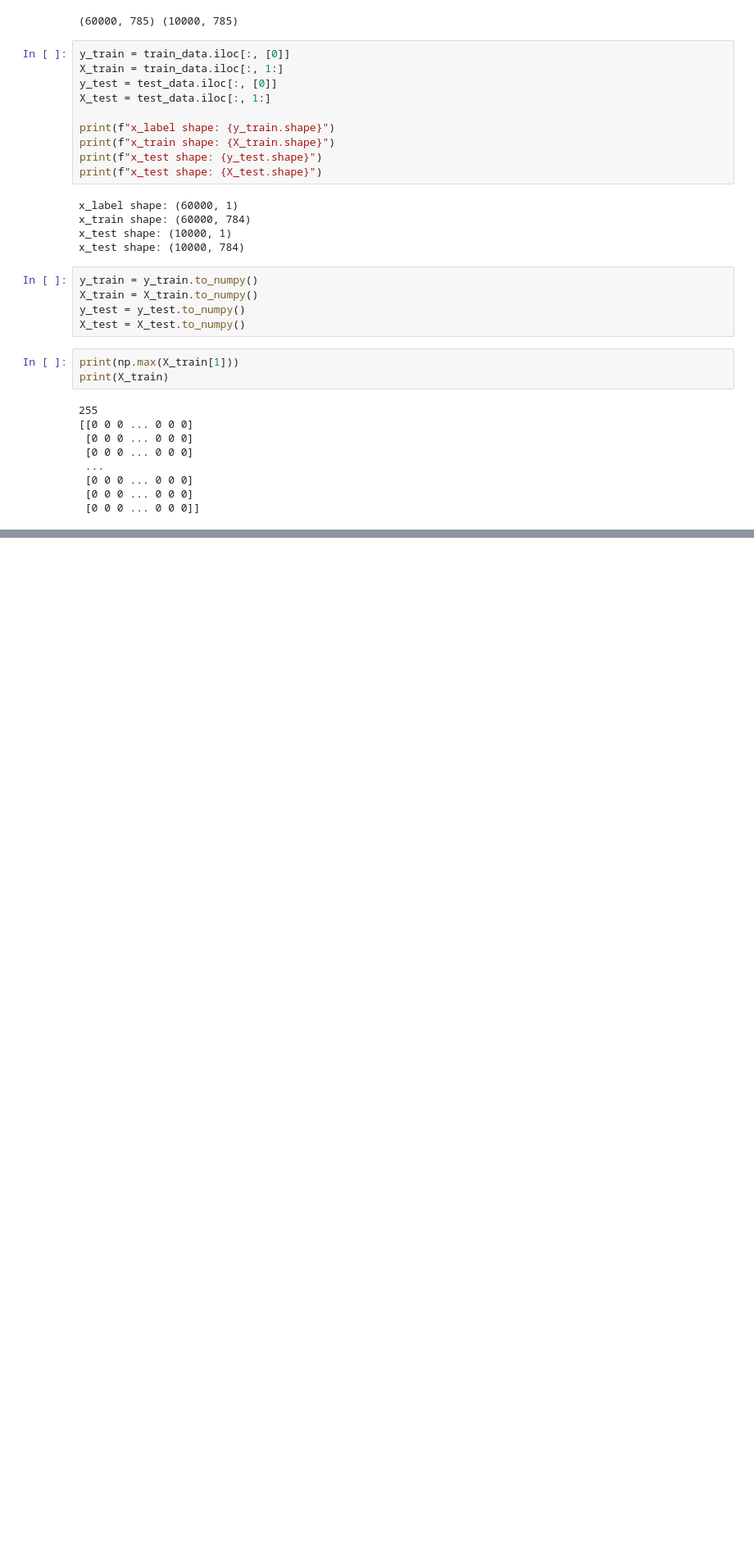
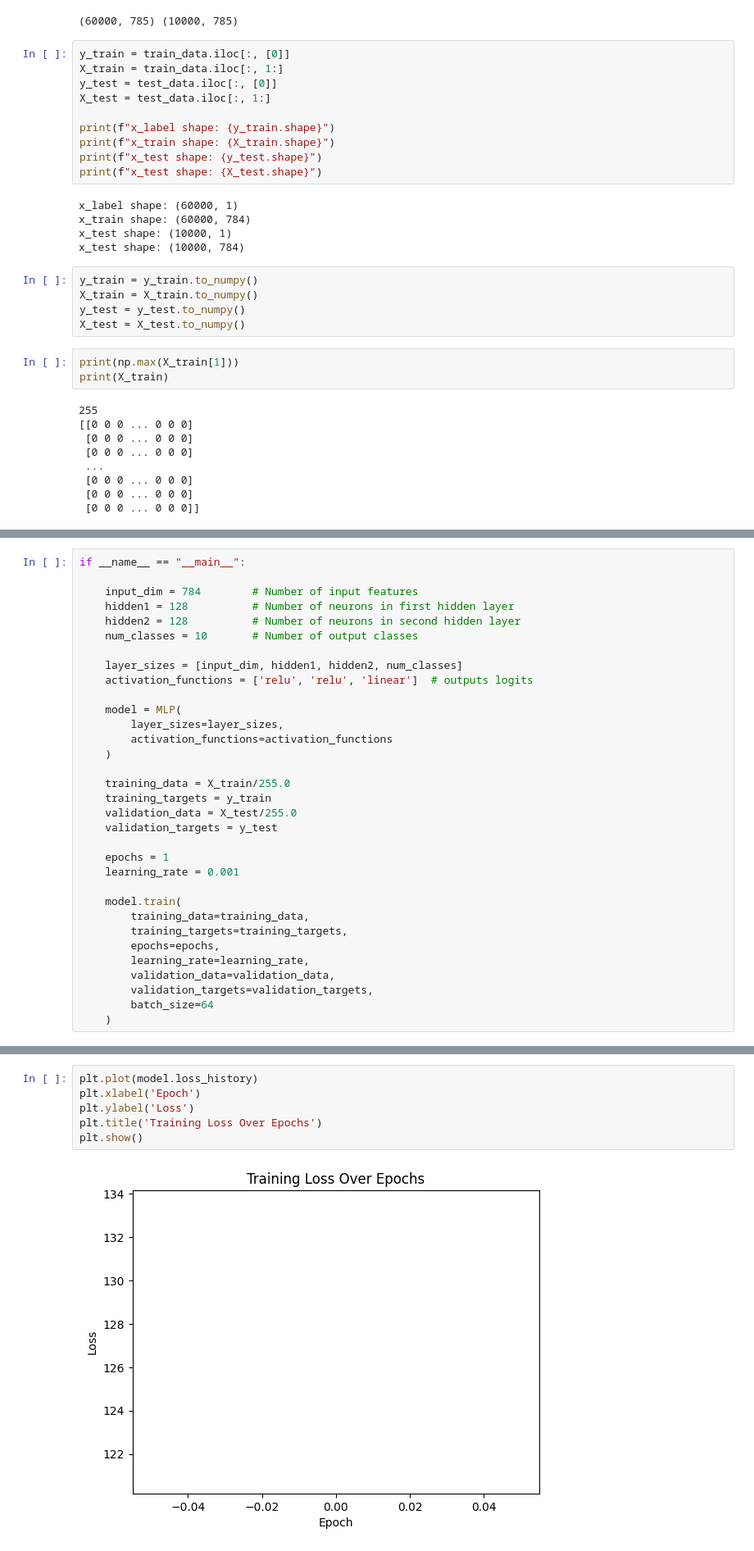
Before and after one commit to not-matty/ml-learning, a Jupyter notebook: minigradvectoried.ipynb, the cells around one changed output, grey strips where cells are left out. Shown: that part at 82% size. Cells and saved outputs as stored; diff of their text form; blank space fills up the shorter version.

```diff
--- a/minigradvectoried.ipynb
+++ b/minigradvectoried.ipynb
@@ -230,0 +304,33 @@ Test Accuracy: 10.51%
+# %%
+if __name__ == "__main__":
+
+    input_dim = 784        # Number of input features
+    hidden1 = 128          # Number of neurons in first hidden layer
+    hidden2 = 128          # Number of neurons in second hidden layer
+    num_classes = 10       # Number of output classes
+
+    layer_sizes = [input_dim, hidden1, hidden2, num_classes]
+    activation_functions = ['relu', 'relu', 'linear']  # outputs logits
+
+    model = MLP(
+        layer_sizes=layer_sizes,
+        activation_functions=activation_functions
+    )
+
+    training_data = X_train/255.0
+    training_targets = y_train
+    validation_data = X_test/255.0
+    validation_targets = y_test
+
+    epochs = 1
+    learning_rate = 0.001
+
+    model.train(
+        training_data=training_data,
+        training_targets=training_targets,
+        epochs=epochs,
+        learning_rate=learning_rate,
+        validation_data=validation_data,
+        validation_targets=validation_targets,
+        batch_size=64
+    )
@@ -230,0 +355,8 @@ Test Accuracy: 10.51%
+# %%
+plt.plot(model.loss_history)
+plt.xlabel('Epoch')
+plt.ylabel('Loss')
+plt.title('Training Loss Over Epochs')
+plt.show()
+# %% [output]
+[figure, added]
```
Also changed, not shown: parts of 7 cells of this notebook.
